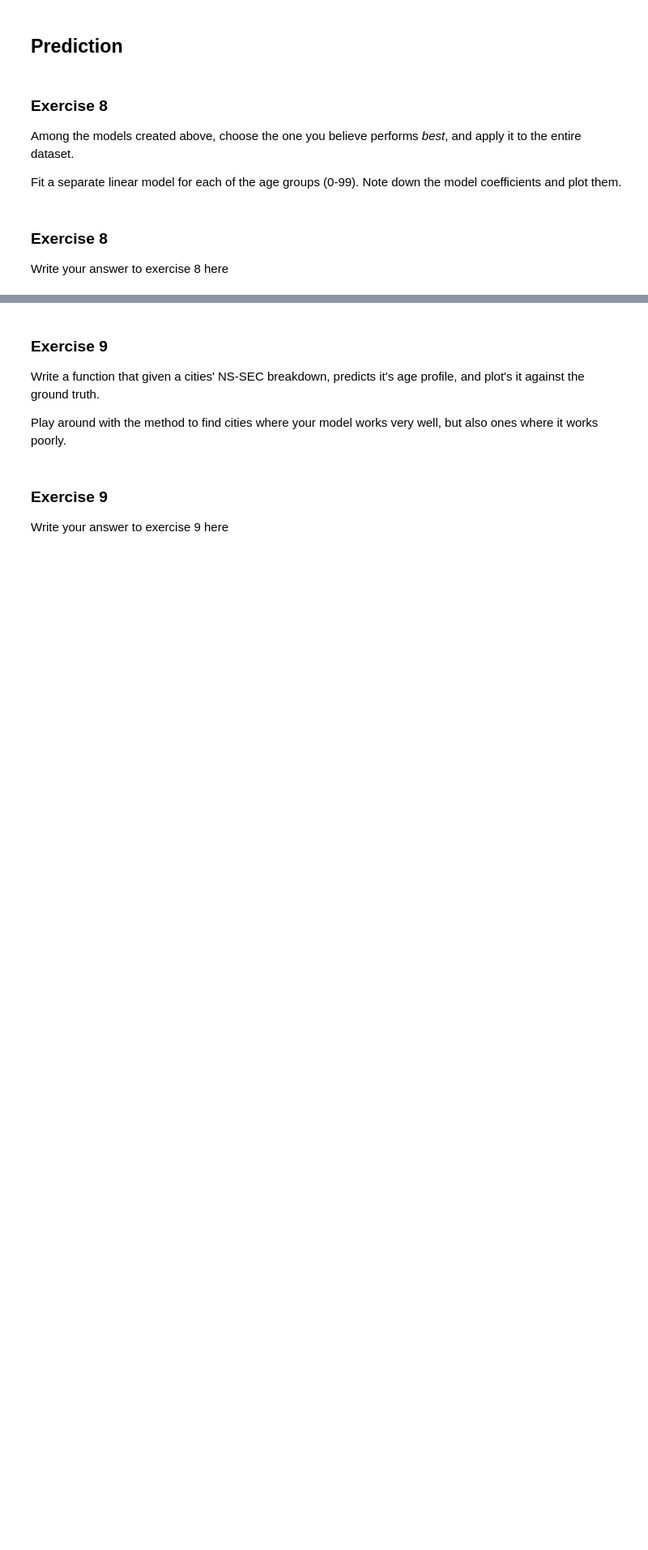
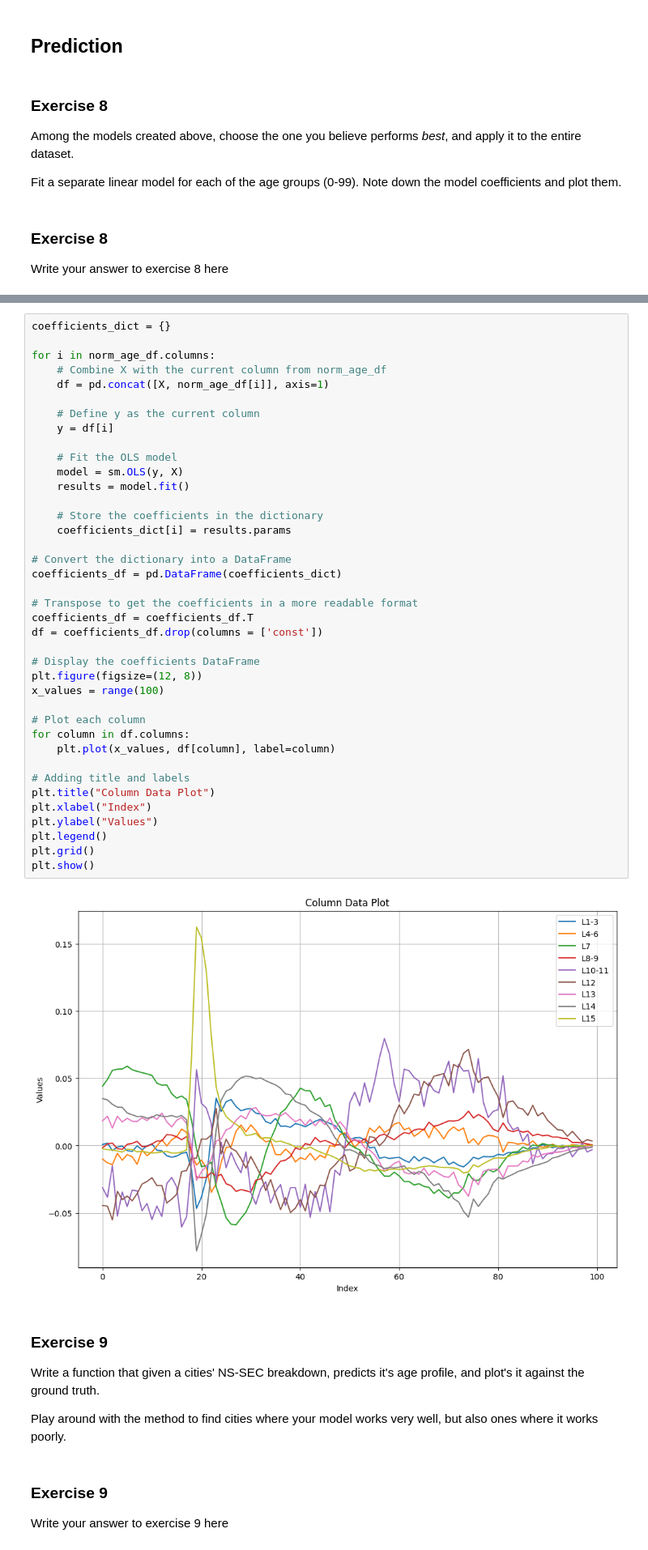
Before and after one commit to Navaneeth2906/nm803_ads_2024, a Jupyter notebook: Practical_3.ipynb, the cells around one changed output, grey strips where cells are left out. Shown at 81% size. Saved outputs shown, nothing was run; the diff lists cells and outputs as text; blank space fills up the shorter version.

```diff
--- a/Practical_3.ipynb
+++ b/Practical_3.ipynb
@@ -1185,3 +1406,44 @@ Write your answer to exercise 8 here
+# %%
+coefficients_dict = {}
+
+for i in norm_age_df.columns:
+    # Combine X with the current column from norm_age_df
+    df = pd.concat([X, norm_age_df[i]], axis=1)
+
+    # Define y as the current column
+    y = df[i]
+
+    # Fit the OLS model
+    model = sm.OLS(y, X)
+    results = model.fit()
+
+    # Store the coefficients in the dictionary
+    coefficients_dict[i] = results.params
+
+# Convert the dictionary into a DataFrame
+coefficients_df = pd.DataFrame(coefficients_dict)
+
+# Transpose to get the coefficients in a more readable format
+coefficients_df = coefficients_df.T
+df = coefficients_df.drop(columns = ['const'])
+
+# Display the coefficients DataFrame
+plt.figure(figsize=(12, 8))
+x_values = range(100)
+
+# Plot each column
+for column in df.columns:
+    plt.plot(x_values, df[column], label=column)
+
+# Adding title and labels
+plt.title("Column Data Plot")
+plt.xlabel("Index")
+plt.ylabel("Values")
+plt.legend()
+plt.grid()
+plt.show()
+# %% [output]
+[figure, added]
 # %% [markdown]
 ### Exercise 9
 
```
Also changed, not shown: parts of 11 cells of this notebook.
